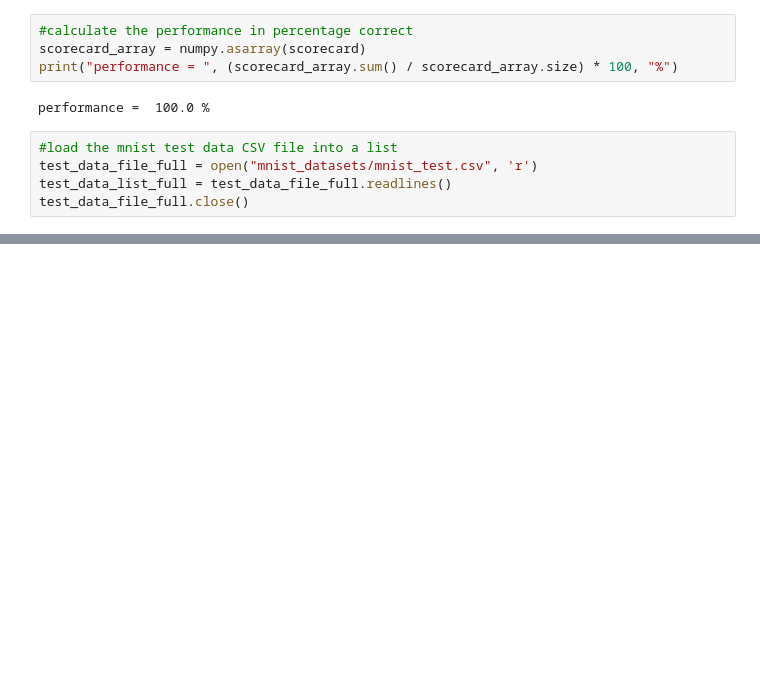
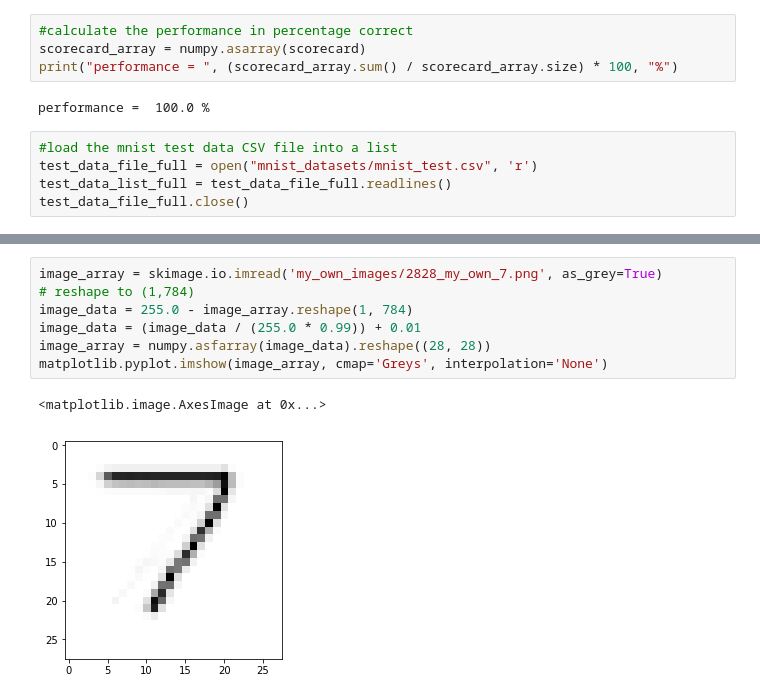
Before and after one commit to DJN1/NeuralNetwork_TR, a Jupyter notebook: src/neuralNetwork_with_mnist.ipynb, the cells around one changed output, grey strips where cells are left out. Drawn from its saved outputs; the diff is of its cells as text; blank space fills up the shorter version.

```diff
--- a/src/neuralNetwork_with_mnist.ipynb
+++ b/src/neuralNetwork_with_mnist.ipynb
@@ -227,0 +279,10 @@ performance =  97.39 %
+# %%
+image_array = skimage.io.imread('my_own_images/2828_my_own_7.png', as_grey=True)
+# reshape to (1,784)
+image_data = 255.0 - image_array.reshape(1, 784)
+image_data = (image_data / (255.0 * 0.99)) + 0.01
+image_array = numpy.asfarray(image_data).reshape((28, 28))
+matplotlib.pyplot.imshow(image_array, cmap='Greys', interpolation='None')
+# %% [output]
+<matplotlib.image.AxesImage at 0x...>
+[figure, added]
```
Also changed, not shown: parts of 10 cells of this notebook, 4 other files.
